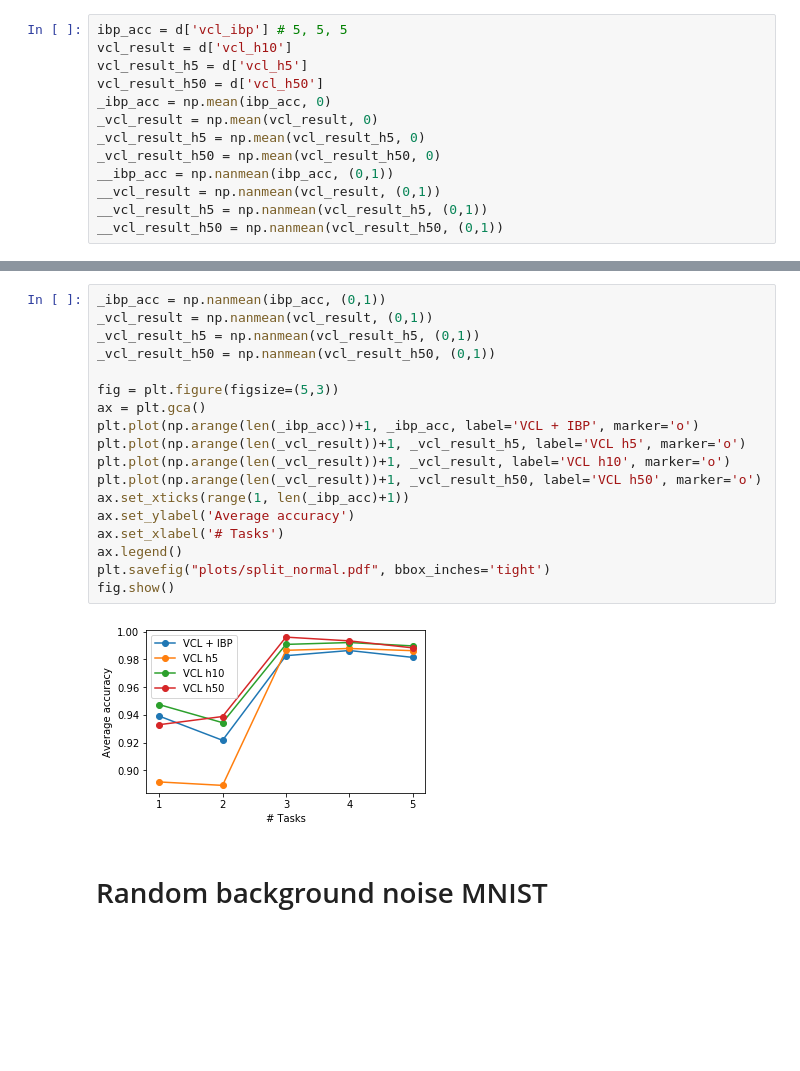
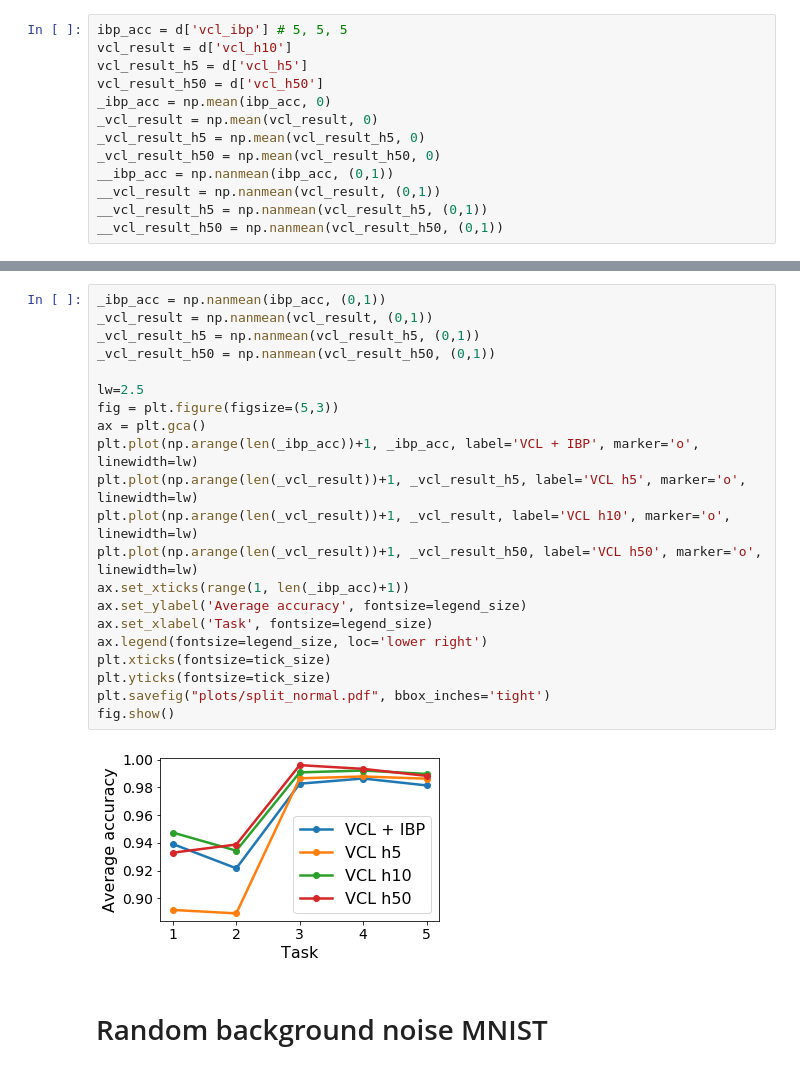
Before and after one commit to skezle/IBP_BNN, a Jupyter notebook: ddm/vcl_results_plot.ipynb, the cells around one changed output, grey strips where cells are left out. Cells and saved outputs as stored; diff of their text form; blank space fills up the shorter version.

```diff
--- a/ddm/vcl_results_plot.ipynb
+++ b/ddm/vcl_results_plot.ipynb
@@ -567,23 +581,26 @@ fig.show()
 # %%
 _ibp_acc = np.nanmean(ibp_acc, (0,1))
 _vcl_result = np.nanmean(vcl_result, (0,1))
 _vcl_result_h5 = np.nanmean(vcl_result_h5, (0,1))
 _vcl_result_h50 = np.nanmean(vcl_result_h50, (0,1))
 
+lw=2.5
 fig = plt.figure(figsize=(5,3))
 ax = plt.gca()
-plt.plot(np.arange(len(_ibp_acc))+1, _ibp_acc, label='VCL + IBP', marker='o')
-plt.plot(np.arange(len(_vcl_result))+1, _vcl_result_h5, label='VCL h5', marker='o')
-plt.plot(np.arange(len(_vcl_result))+1, _vcl_result, label='VCL h10', marker='o')
-plt.plot(np.arange(len(_vcl_result))+1, _vcl_result_h50, label='VCL h50', marker='o')
+plt.plot(np.arange(len(_ibp_acc))+1, _ibp_acc, label='VCL + IBP', marker='o', linewidth=lw)
+plt.plot(np.arange(len(_vcl_result))+1, _vcl_result_h5, label='VCL h5', marker='o', linewidth=lw)
+plt.plot(np.arange(len(_vcl_result))+1, _vcl_result, label='VCL h10', marker='o', linewidth=lw)
+plt.plot(np.arange(len(_vcl_result))+1, _vcl_result_h50, label='VCL h50', marker='o', linewidth=lw)
 ax.set_xticks(range(1, len(_ibp_acc)+1))
-ax.set_ylabel('Average accuracy')
-ax.set_xlabel('# Tasks')
-ax.legend()
+ax.set_ylabel('Average accuracy', fontsize=legend_size)
+ax.set_xlabel('Task', fontsize=legend_size)
+ax.legend(fontsize=legend_size, loc='lower right')
+plt.xticks(fontsize=tick_size)
+plt.yticks(fontsize=tick_size)
 plt.savefig("plots/split_normal.pdf", bbox_inches='tight')
 fig.show()
 # %% [output]
-[figure, old version]
+[figure, new version]
 # %% [markdown]
 # Random background noise MNIST
 # %%
```
Also changed, not shown: parts of 7 cells of this notebook.
